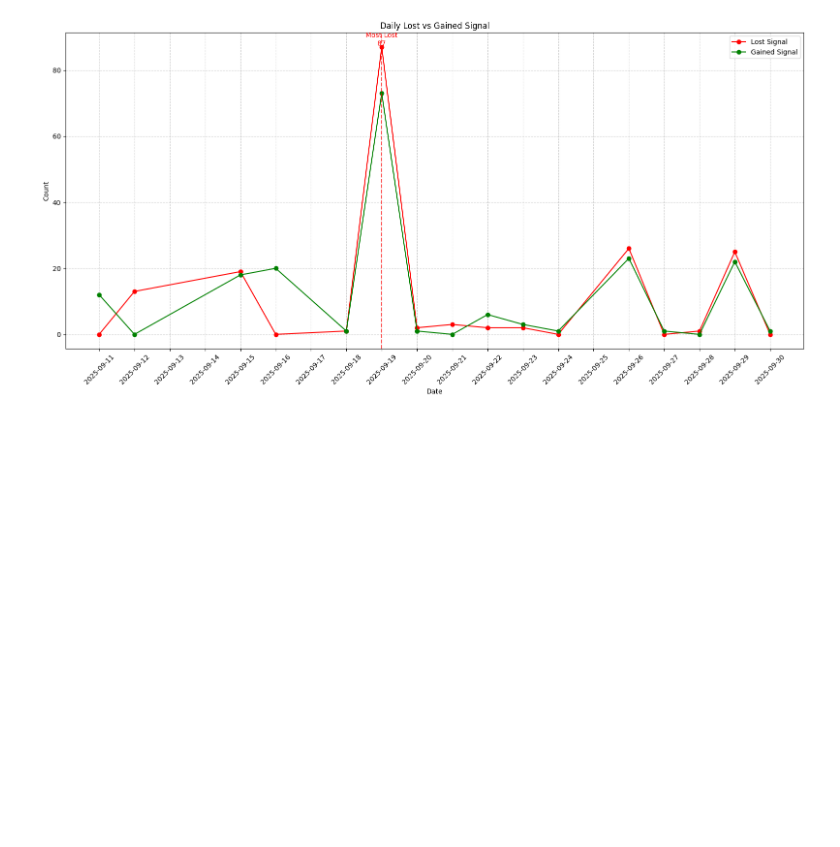
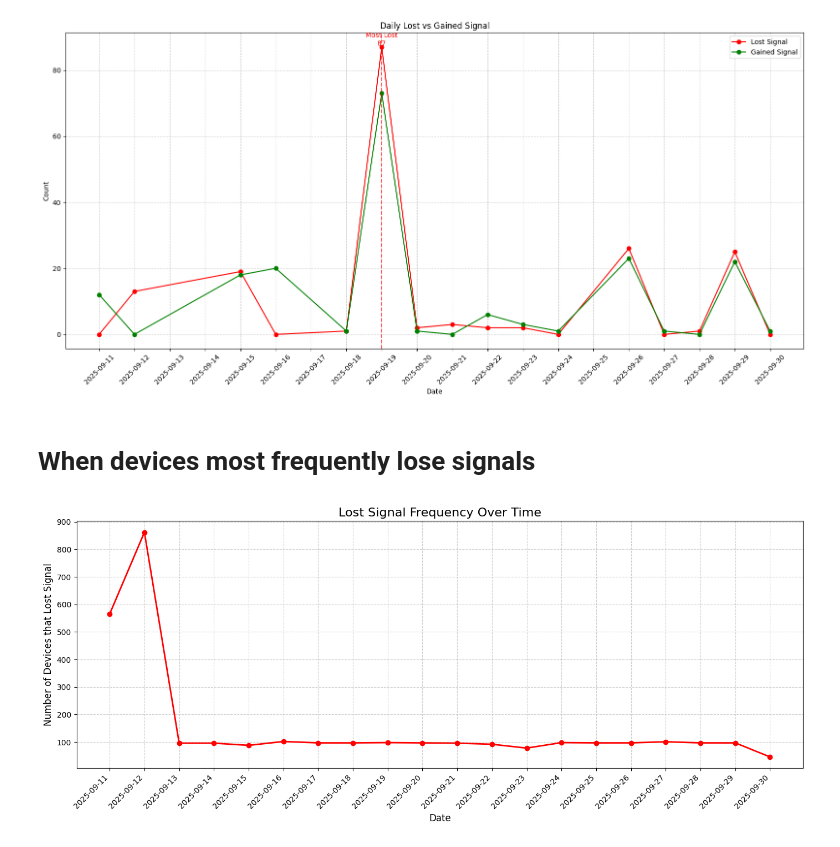
Before and after one commit to ralphrowel/jupyter-projects, a Jupyter notebook: datainterpretation/notebooks/datainterpret.ipynb, the cells around one changed output. Saved outputs shown, nothing was run; the diff lists cells and outputs as text; code cells hidden in the pictures; blank space fills up the shorter version.

Commit message:
added time frequency

```diff
--- a/datainterpretation/notebooks/datainterpret.ipynb
+++ b/datainterpretation/notebooks/datainterpret.ipynb
@@ -5,7 +5,7 @@ import seaborn as sns
 import numpy as np
 import matplotlib.dates as mdates
 
-df = pd.read_csv(r"C:\Users\ralph\OneDrive\Desktop\jupyter\datainterpretation\data\devices-report-batt-signal.csv")
+df = pd.read_csv(r"C:\Users\ralph\OneDrive\Desktop\jupyter\datainterpretation\data\devices-report-batt-signal.csv", encoding='utf-8-sig')
 df.head()
 df.info()
 df.describe()
@@ -217,3 +217,31 @@ Status        date  Gained Signal  Lost Signal
 14      2025-09-29             22           25
 15      2025-09-30              1            0
 [figure]
+# %% [markdown]
+# When devices most frequently lose signals
+# %%
+# --- Identify lost signals ---
+signal_cols = [col for col in df.columns if 'Signal' in col]
+df['Lost'] = df[signal_cols].eq(0).any(axis=1)
+
+# --- Count how many devices lost signal per day ---
+lost_per_day = df[df['Lost']].resample('D', on='time').size()
+
+# --- Plot ---
+plt.figure(figsize=(14,6))
+plt.plot(lost_per_day.index, lost_per_day.values, color='red', marker='o', linewidth=2)
+
+plt.title("Lost Signal Frequency Over Time", fontsize=16)
+plt.xlabel("Date", fontsize=12)
+plt.ylabel("Number of Devices that Lost Signal", fontsize=12)
+plt.grid(True, linestyle='--', alpha=0.6)
+
+# --- Show more dates on x-axis ---
+plt.gca().xaxis.set_major_locator(mdates.DayLocator(interval=1))
+plt.gca().xaxis.set_major_formatter(mdates.DateFormatter('%Y-%m-%d'))
+plt.xticks(rotation=45, ha='right')
+
+plt.tight_layout()
+plt.show()
+# %% [output]
+[figure, added]
```
Also changed, not shown: parts of 5 cells of this notebook.
